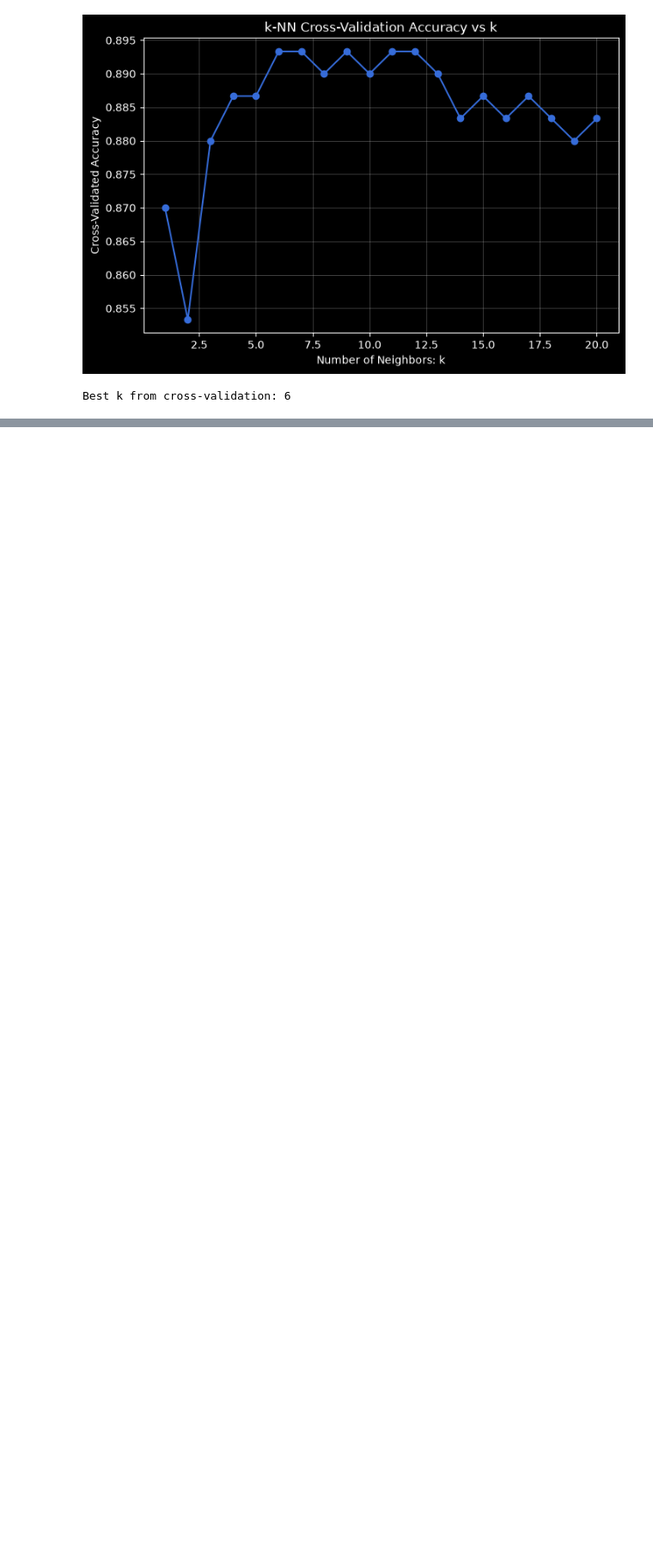
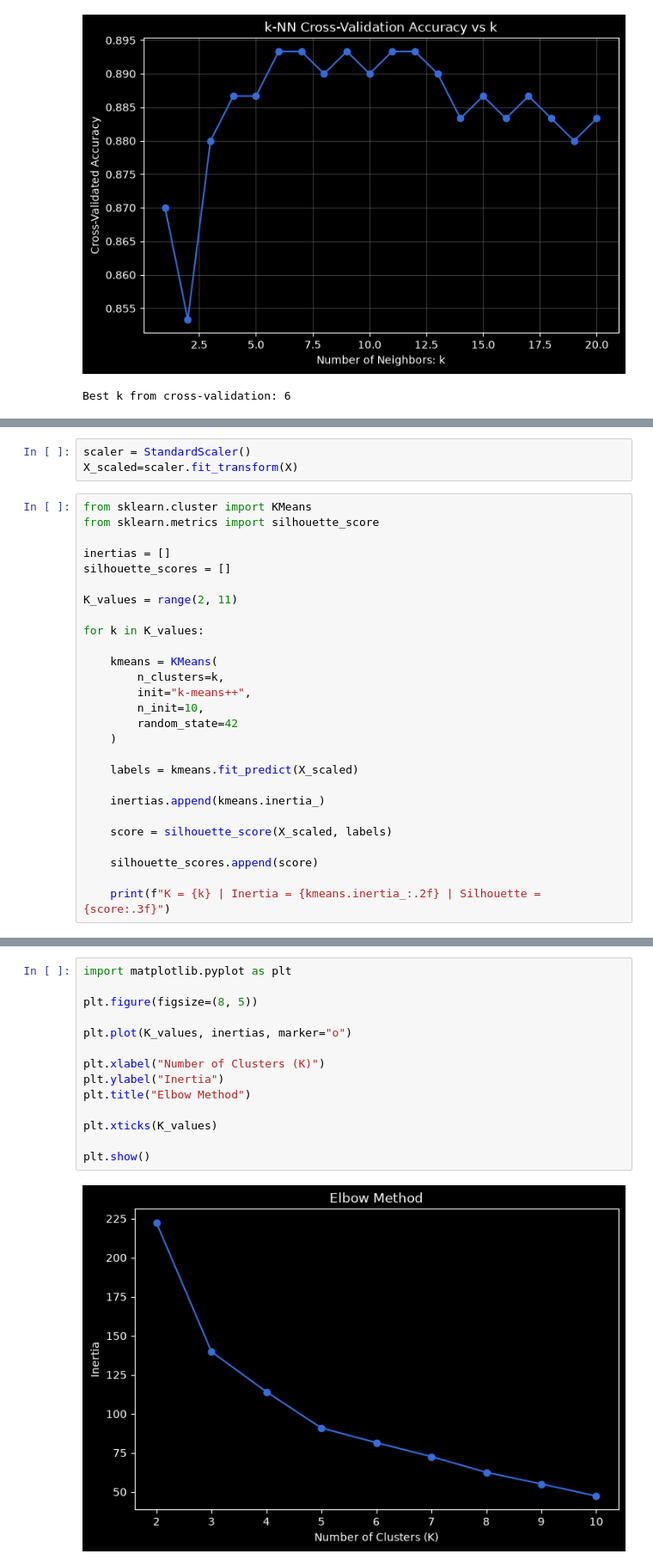
Before and after one commit to MUHAMMADZARYABKHAN-21/new.py, a Jupyter notebook: SCIKIT/Lesson32Knnmodifed.ipynb, the cells around one changed output, grey strips where cells are left out. Shown at 86% size. Saved outputs shown, nothing was run; the diff lists cells and outputs as text; blank space fills up the shorter version.

Commit message:
Knn methods adb model evaluation

```diff
--- a/SCIKIT/Lesson32Knnmodifed.ipynb
+++ b/SCIKIT/Lesson32Knnmodifed.ipynb
@@ -72,0 +149,30 @@ Best k from cross-validation: 6
+# %%
+scaler = StandardScaler()
+X_scaled=scaler.fit_transform(X)
+# %%
+from sklearn.cluster import KMeans
+from sklearn.metrics import silhouette_score
+
+inertias = []
+silhouette_scores = []
+
+K_values = range(2, 11)
+
+for k in K_values:
+
+    kmeans = KMeans(
+        n_clusters=k,
+        init="k-means++",
+        n_init=10,
+        random_state=42
+    )
+
+    labels = kmeans.fit_predict(X_scaled)
+
+    inertias.append(kmeans.inertia_)
+
+    score = silhouette_score(X_scaled, labels)
+
+    silhouette_scores.append(score)
+
+    print(f"K = {k} | Inertia = {kmeans.inertia_:.2f} | Silhouette = {score:.3f}")
@@ -72,0 +189,16 @@ Best k from cross-validation: 6
+# %%
+import matplotlib.pyplot as plt
+
+plt.figure(figsize=(8, 5))
+
+plt.plot(K_values, inertias, marker="o")
+
+plt.xlabel("Number of Clusters (K)")
+plt.ylabel("Inertia")
+plt.title("Elbow Method")
+
+plt.xticks(K_values)
+
+plt.show()
+# %% [output]
+[figure, added]
```
Also changed, not shown: parts of 5 cells of this notebook.
